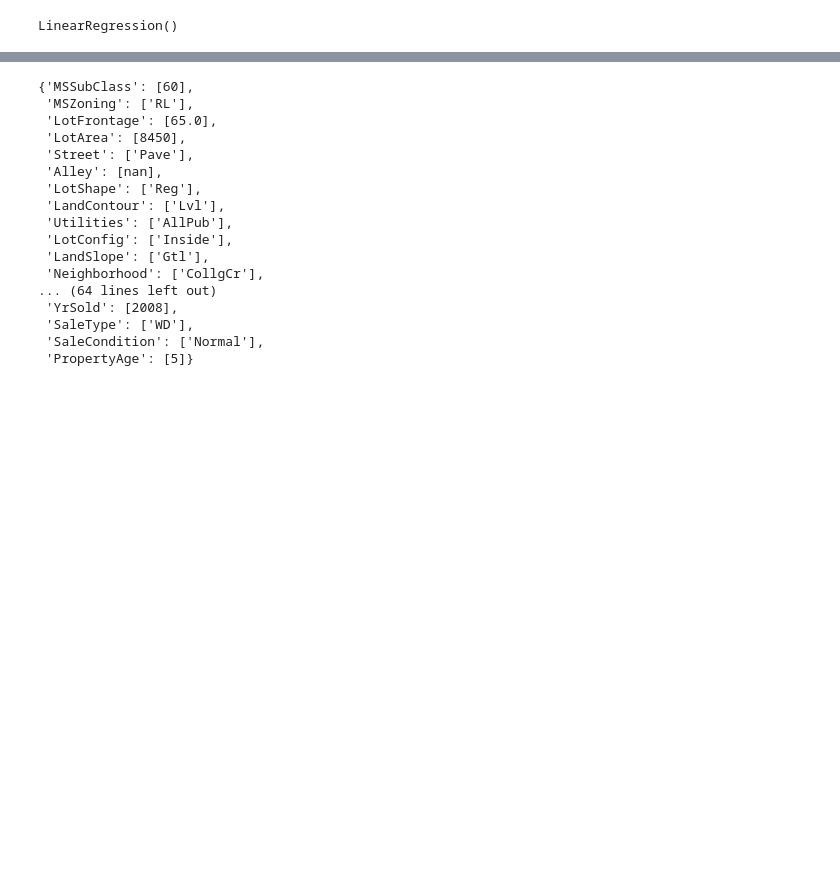
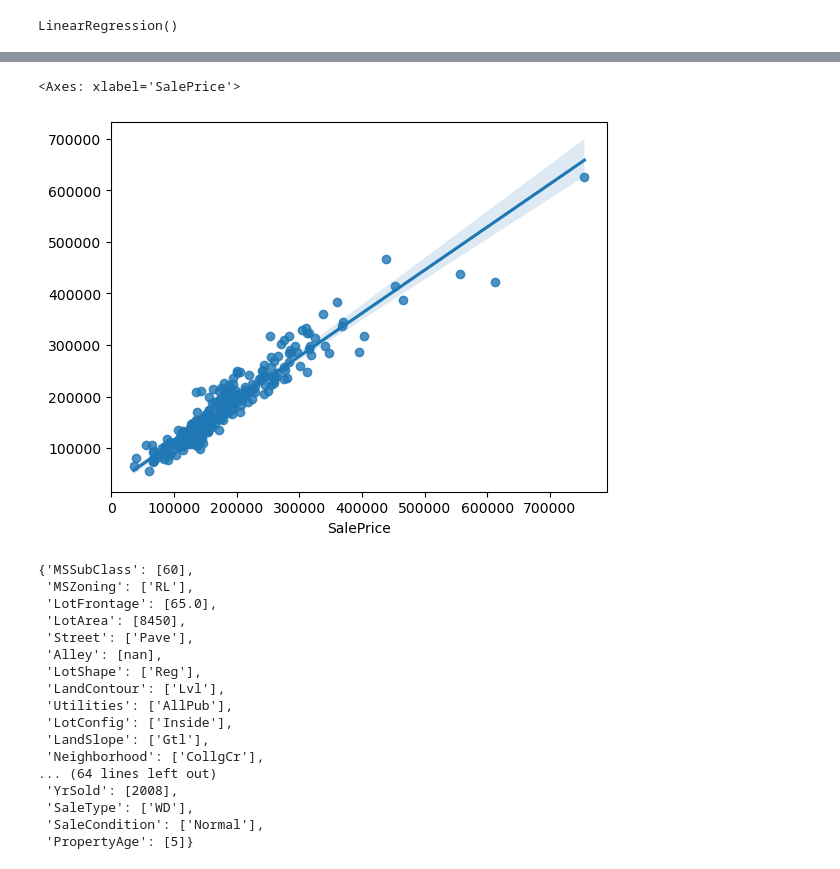
Before and after one commit to taos15/house_sale_prediction, a Jupyter notebook: notebooks/final_notebook.ipynb, the cells around one changed output, grey strips where cells are left out. Cells and saved outputs as stored; diff of their text form; code cells hidden in the pictures; blank space fills up the shorter version.

```diff
--- a/notebooks/final_notebook.ipynb
+++ b/notebooks/final_notebook.ipynb
@@ -601,0 +605,5 @@ sns.regplot(x=y_test, y=y_pred)
+# %%
+sns.regplot(x=np.exp(y_test), y=np.exp(y_pred))
+# %% [output]
+<Axes: xlabel='SalePrice'>
+[figure, added]
```
Also changed, not shown: parts of 12 cells of this notebook, 17 other files.
